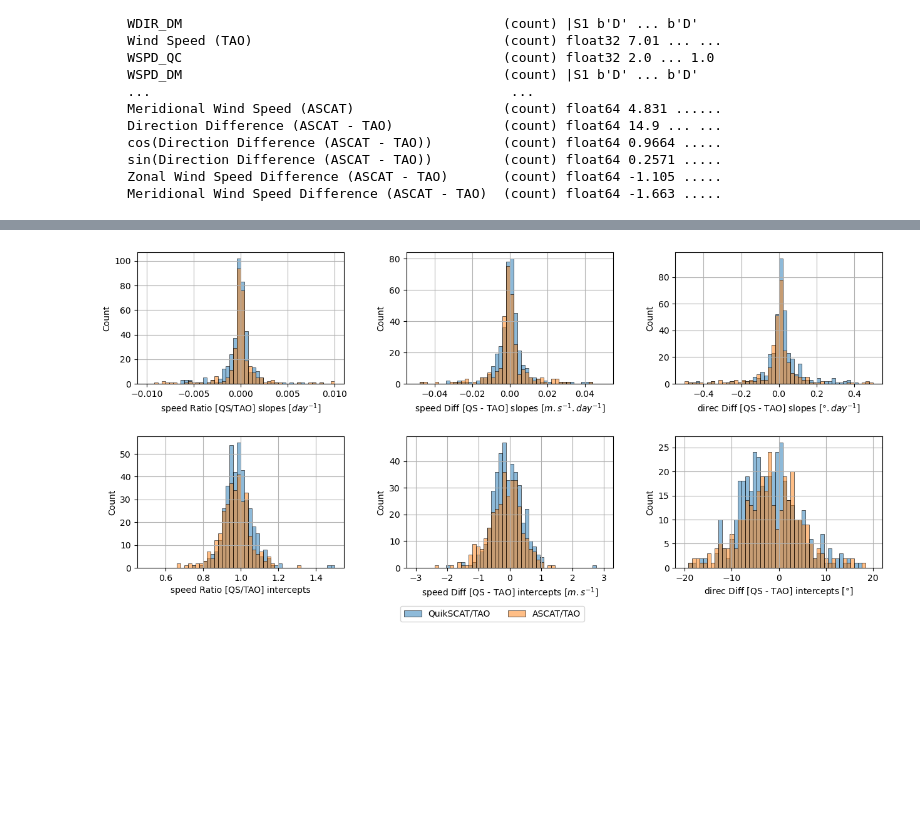
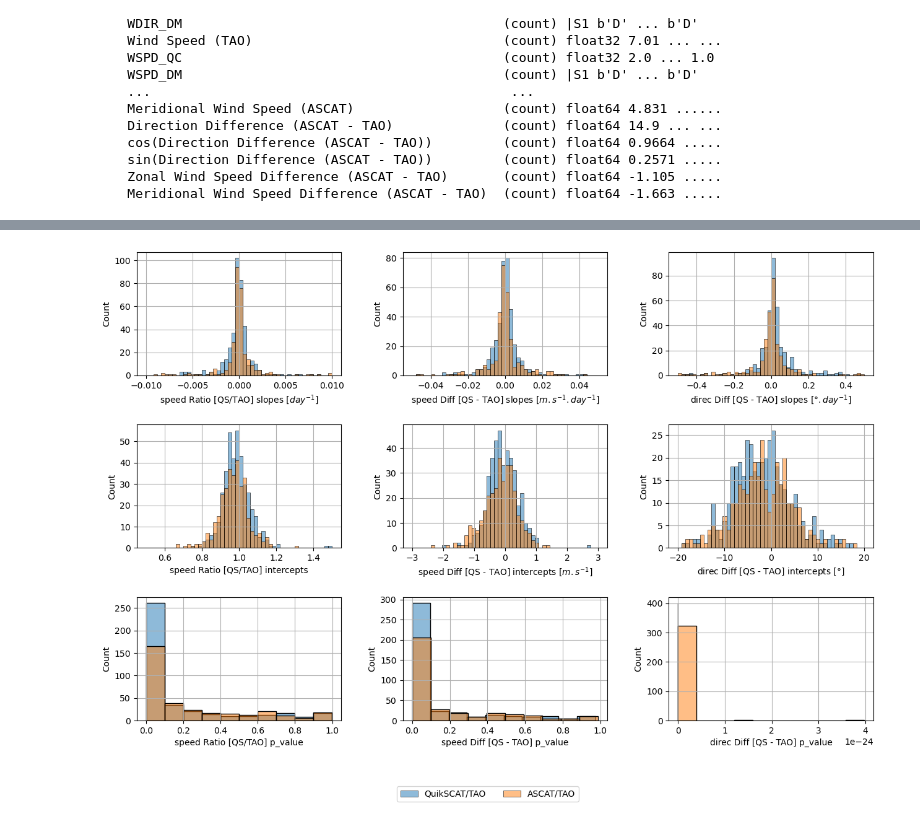
Before and after one commit to raickhr/SatelliteVsBuoyWinds, a Jupyter notebook: plotting2_xarray/siteWiseLinearRegression/siteWiseLinearRegression_withASCAT.ipynb, the cells around one changed output, grey strips where cells are left out. Saved outputs shown, nothing was run; the diff lists cells and outputs as text; code cells hidden in the pictures; blank space fills up the shorter version.

```diff
--- a/plotting2_xarray/siteWiseLinearRegression/siteWiseLinearRegression_withASCAT.ipynb
+++ b/plotting2_xarray/siteWiseLinearRegression/siteWiseLinearRegression_withASCAT.ipynb
@@ -747,7 +768,7 @@ def getSlopeInterceptOffsetSpeedRatioDirectionDiff_AS(SUBDF, lat, lon):
     subDF = SUBDF.loc[SUBDF['LATITUDE'] == lat]
     subDF = subDF.loc[SUBDF['LONGITUDE'] == (lon+360)%360]
 
-    if len(subDF.index) <1:
+    if len(subDF.index) <5:
         return None
 
     Ux_AS = np.array(subDF['Zonal Wind Speed (ASCAT)'])
@@ -807,7 +828,7 @@ def getSlopeInterceptOffsetSpeedRatioDirectionDiff_AS(SUBDF, lat, lon):
 
     for dep in dep_labels:
         ssubDF = subDF.loc[subDF['Deployment index'] == dep]
-        if len(ssubDF) <5:
+        if len(ssubDF) < 5:
             continue
 
         startDates.append(pd.to_datetime(np.min(ssubDF['AS_TIME'])))
@@ -834,6 +855,9 @@ def getSlopeInterceptOffsetSpeedRatioDirectionDiff_AS(SUBDF, lat, lon):
         speedRatio_slopes.append(slope)
         speedRatio_intercepts.append(intercept)
         speedRatio_offsets.append(np.mean(Y))
+
+        std_err, p_value = calculate_stdErr_and_pval(x[:,0], y[:,0], Y[:,0], slope)
+
         speedRatio_r_value.append(r_value)
         speedRatio_p_value.append(p_value)
         speedRatio_std_err.append(std_err)
@@ -854,6 +878,9 @@ def getSlopeInterceptOffsetSpeedRatioDirectionDiff_AS(SUBDF, lat, lon):
         speedDiff_slopes.append(slope)
         speedDiff_intercepts.append(intercept)
         speedDiff_offsets.append(np.mean(Y))
+
+        std_err, p_value = calculate_stdErr_and_pval(x[:,0], y[:,0], Y[:,0], slope)
+
         speedDiff_r_value.append(r_value)
         speedDiff_p_value.append(p_value)
         speedDiff_std_err.append(std_err)
@@ -921,7 +948,7 @@ def getSlopeInterceptOffsetSpeedRatioDirectionDiff_AS(SUBDF, lat, lon):
                                             'speedDiff_offsets',
                                             'speedDiff_r_value',
                                             'speedDiff_p_value',
-                                            'speedDiff_std_Diff',
+                                            'speedDiff_std_err',
                                             'direcDiff_slopes',
                                             'direcDiff_intercepts',
                                             'direcDiff_offsets',
@@ -965,6 +1180,9 @@ xlabel3 = 'direcDiff_slopes'
 xlabel4 = 'speedRatio_intercepts'
 xlabel5 = 'speedDiff_intercepts'
 xlabel6 = 'direcDiff_intercepts'
+xlabel7 = 'speedRatio_p_value'
+xlabel8 = 'speedDiff_p_value'
+xlabel9 = 'direcDiff_p_value'
 
 
 fig_xlabel1 = 'speed Ratio [QS/TAO] slopes [$day^{-1}$]'
@@ -973,43 +1191,49 @@ fig_xlabel3 = 'direc Diff [QS - TAO] slopes [$\degree.day^{-1}$]'
 fig_xlabel4 = 'speed Ratio [QS/TAO] intercepts'
 fig_xlabel5 = 'speed Diff [QS - TAO] intercepts [$m.s^{-1}$]'
 fig_xlabel6 = 'direc Diff [QS - TAO] intercepts [$\degree$]'
+fig_xlabel7 = 'speed Ratio [QS/TAO] p_value'
+fig_xlabel8 = 'speed Diff [QS - TAO] p_value'
+fig_xlabel9 = 'direc Diff [QS - TAO] p_value'
 
-fig, axes = plt.subplots(nrows=2, ncols=3, figsize=(14, 6), sharex=False, sharey=False)
+fig, axes = plt.subplots(nrows=3, ncols=3, figsize=(14, 9), sharex=False, sharey=False)
 
 labels = ['QuikSCAT/TAO', 'ASCAT/TAO'] #[r'within $\pm 2\degree$ latitude', r'$ > 2\degree$ latitude', r'$< -2\degree$ latitude', 'all locations']
-xlabels = [xlabel1, xlabel2, xlabel3, xlabel4, xlabel5, xlabel6]
-fig_xlabels = [fig_xlabel1, fig_xlabel2, fig_xlabel3, fig_xlabel4, fig_xlabel5, fig_xlabel6]
-xlims = [(-0.02, 0.02), (-0.05, 0.05), (-1, 1), None, None, (-30,25)]
+xlabels = [xlabel1, xlabel2, xlabel3, xlabel4, xlabel5, xlabel6, xlabel7, xlabel8, xlabel9]
+fig_xlabels = [fig_xlabel1, fig_xlabel2, fig_xlabel3, fig_xlabel4, fig_xlabel5, fig_xlabel6, fig_xlabel7, fig_xlabel8, fig_xlabel9]
+xlims = [(-0.02, 0.02), (-0.05, 0.05), (-1, 1), None, None, (-30,25), None, None, None]
 
 binEdges = [np.linspace(-0.01, 0.01, 51),
             np.linspace(-0.05, 0.05, 51),
             np.linspace(-0.5, 0.5, 51),
             np.linspace(0.5, 1.5, 51),
             np.linspace(-3, 3, 51),
-            np.linspace(-20, 20, 51)
+            np.linspace(-20, 20, 51),
+            10, #np.linspace(0,0.001, 51),
+            10, #np.linspace(0,0.001, 51),
+            10, #np.linspace(0,0.001, 51)
             ]
 
 for i, ax in enumerate(axes.flat):
     #sns.kdeplot(test, x=xlabels[i], ax=ax, label=labels[0])
     #sns.kdeplot(test1, x=xlabels[i], ax=ax, label=labels[1])
     #sns.kdeplot(test2, x=xlabels[i], ax=ax, label=labels[2])
     sns.histplot(allDataDFconcated, x=xlabels[i], bins = binEdges[i], ax=ax, label=labels[0], alpha = 0.5)
     sns.histplot(allDataDFconcated_AS, x=xlabels[i], bins = binEdges[i], ax=ax, label=labels[1], alpha = 0.5)
 
     # if xlims[i] is not None:
     #     ax.set_xlim(xlims[i])
 
     ax.set_xlabel(fig_xlabels[i])
     ax.grid()
 
 # Create a single legend below all plots
 handles, labels = axes[1, 2].get_legend_handles_labels()
 fig.legend(handles, labels, loc='lower center', ncol=4, fontsize='medium')
 
 # Adjust layout to make space for the legend
 plt.subplots_adjust(left= 0.05, hspace=0.4, wspace=0.3, bottom=0.15, top=0.99)
 
 plt.savefig('pdf_of_slopes_intercepts_from_timeSeries.pdf', dpi=100)
 # %% [output]
-[figure, old version]
+[figure, new version]
 # %%
```
Also changed, not shown: parts of 5 cells of this notebook, 7 other files.
